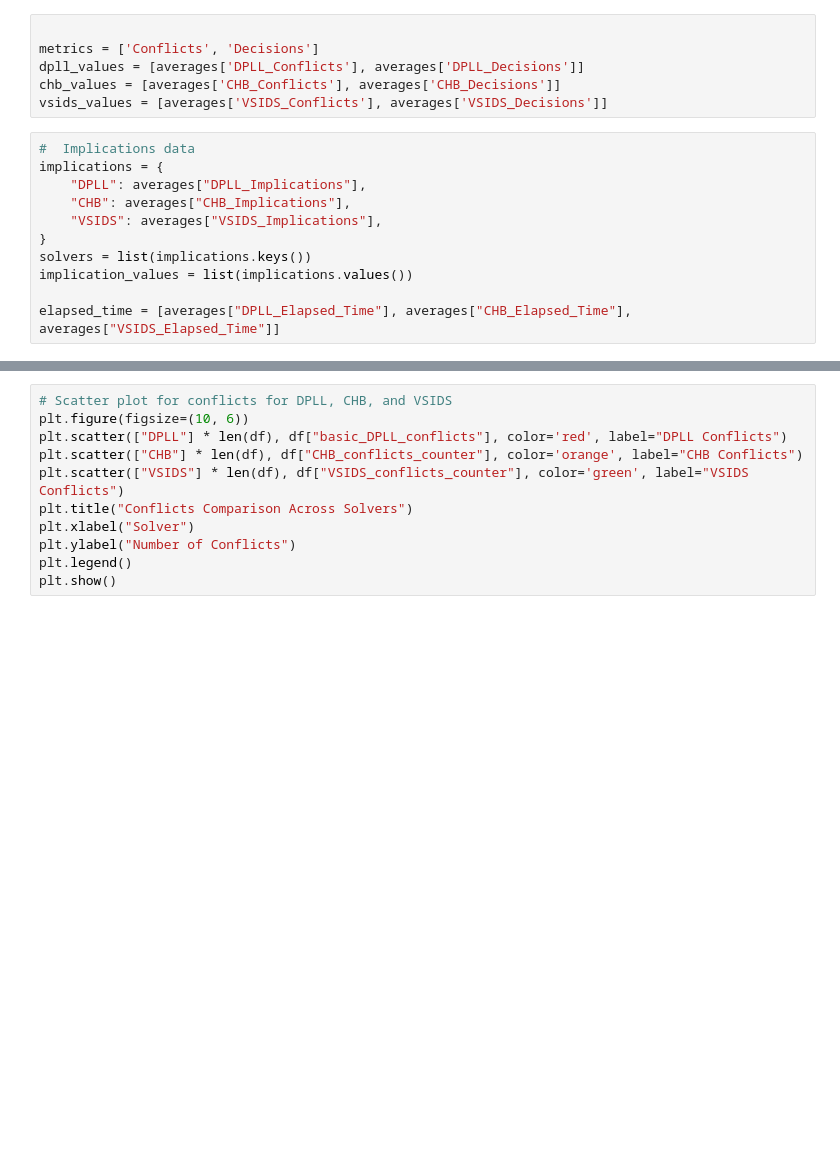
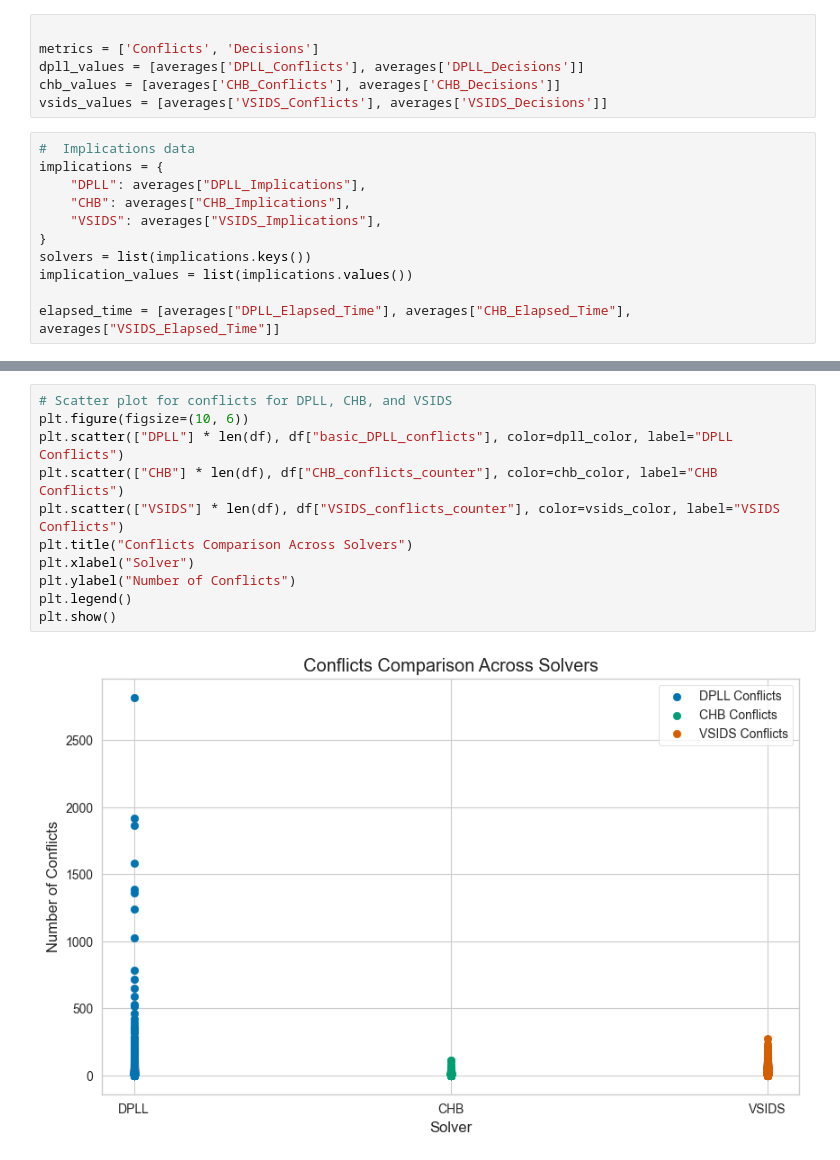
Before and after one commit to rith777/sat_solver_21, a Jupyter notebook: Scripts/graph_plots.ipynb, the cells around one changed output, grey strips where cells are left out. Cells and saved outputs as stored; diff of their text form; blank space fills up the shorter version.

```diff
--- a/Scripts/graph_plots.ipynb
+++ b/Scripts/graph_plots.ipynb
@@ -131,12 +158,14 @@ plt.show()
 # %%
 # Scatter plot for conflicts for DPLL, CHB, and VSIDS
 plt.figure(figsize=(10, 6))
-plt.scatter(["DPLL"] * len(df), df["basic_DPLL_conflicts"], color='red', label="DPLL Conflicts")
-plt.scatter(["CHB"] * len(df), df["CHB_conflicts_counter"], color='orange', label="CHB Conflicts")
-plt.scatter(["VSIDS"] * len(df), df["VSIDS_conflicts_counter"], color='green', label="VSIDS Conflicts")
+plt.scatter(["DPLL"] * len(df), df["basic_DPLL_conflicts"], color=dpll_color, label="DPLL Conflicts")
+plt.scatter(["CHB"] * len(df), df["CHB_conflicts_counter"], color=chb_color, label="CHB Conflicts")
+plt.scatter(["VSIDS"] * len(df), df["VSIDS_conflicts_counter"], color=vsids_color, label="VSIDS Conflicts")
 plt.title("Conflicts Comparison Across Solvers")
 plt.xlabel("Solver")
 plt.ylabel("Number of Conflicts")
 plt.legend()
 plt.show()
+# %% [output]
+[figure, added]
 # %%
```
Also changed, not shown: parts of 6 cells of this notebook.
